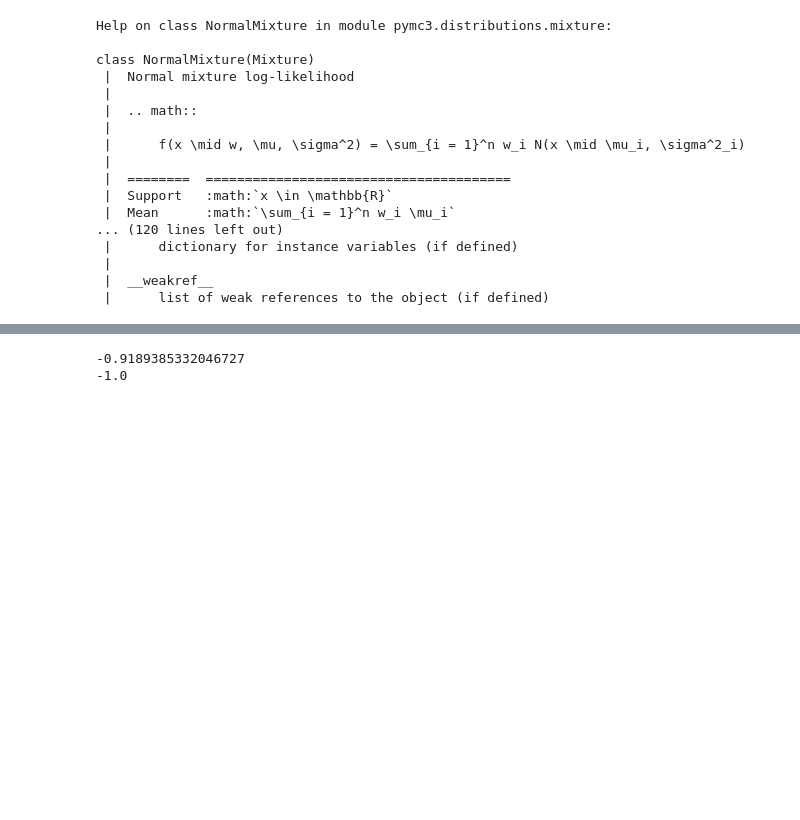
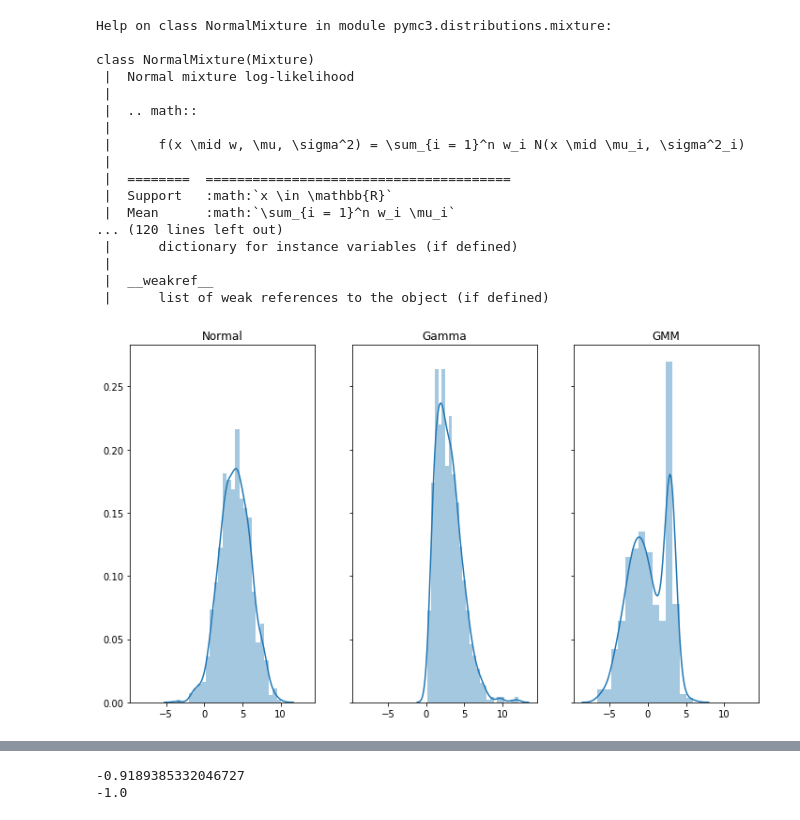
Before and after one commit to lucianopaz/statistical_machine_learning, a Jupyter notebook: notebooks/PPL and PyMC.ipynb, the cells around one changed output, grey strips where cells are left out. Cells and saved outputs as stored; diff of their text form; code cells hidden in the pictures; blank space fills up the shorter version.

```diff
--- a/notebooks/PPL and PyMC.ipynb
+++ b/notebooks/PPL and PyMC.ipynb
@@ -175,3 +300,22 @@ class NormalMixture(Mixture)
  |
  |  __weakref__
  |      list of weak references to the object (if defined)
+# %%
+# One can create distribution objects that are detached from RVs
+norm = pm.Normal.dist(mu=4, sigma=2)
+gamm = pm.Gamma.dist(alpha=3, beta=1)
+gmm = pm.NormalMixture.dist(mu=np.array([-1, 3]),
+                            sigma=np.array([2, 0.3]),
+                            w=np.array([0.7, 0.3]))
+
+fig, axs = plt.subplots(1, 3, sharex=True, sharey=True, figsize=(12, 7))
+ax = axs[0]
+sns.distplot(norm.random(size=1000), ax=axs[0])
+axs[0].set_title('Normal')
+sns.distplot(gamm.random(size=1000), ax=axs[1])
+axs[1].set_title('Gamma')
+sns.distplot(gmm.random(size=1000), ax=axs[2])
+axs[2].set_title('GMM')
+ax = axs[0]
+# %% [output]
+[figure, added]
```
Also changed, not shown: parts of 50 cells of this notebook, 9 other files.
